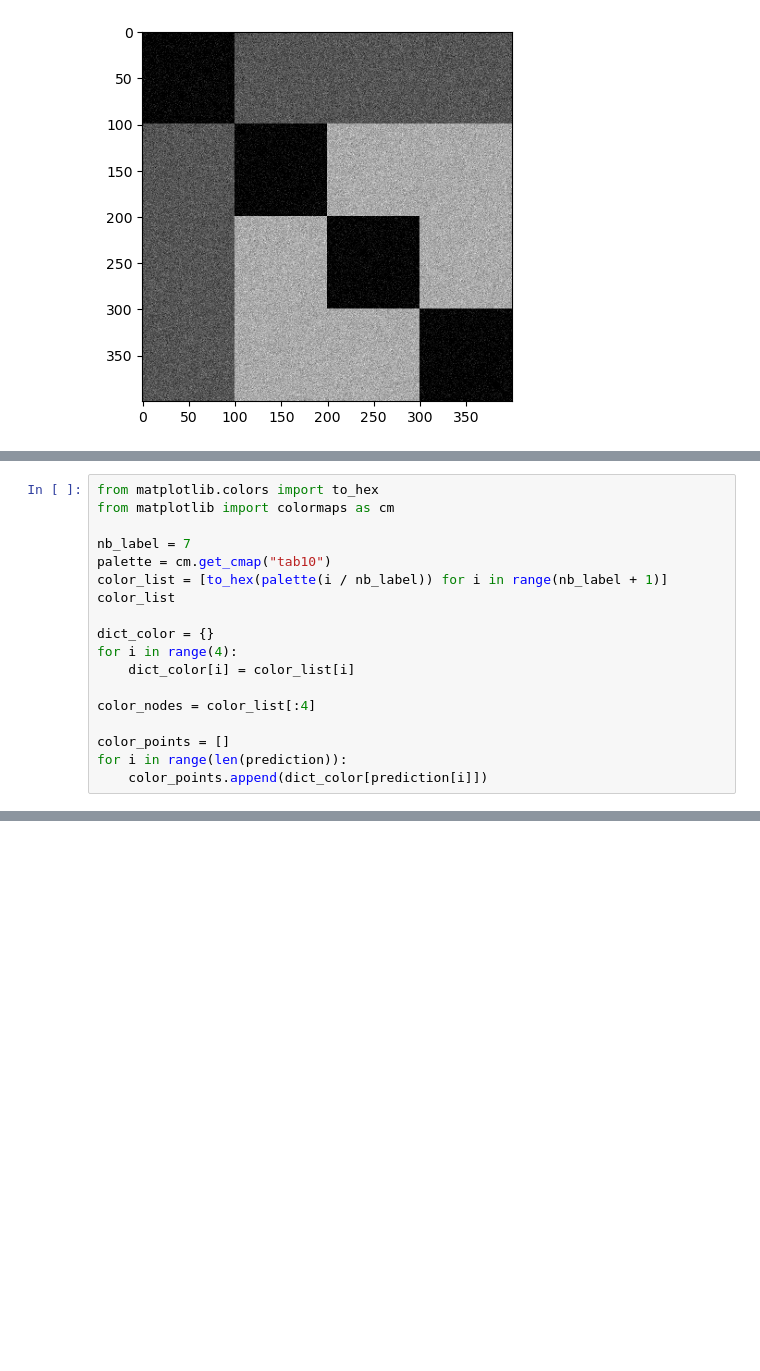
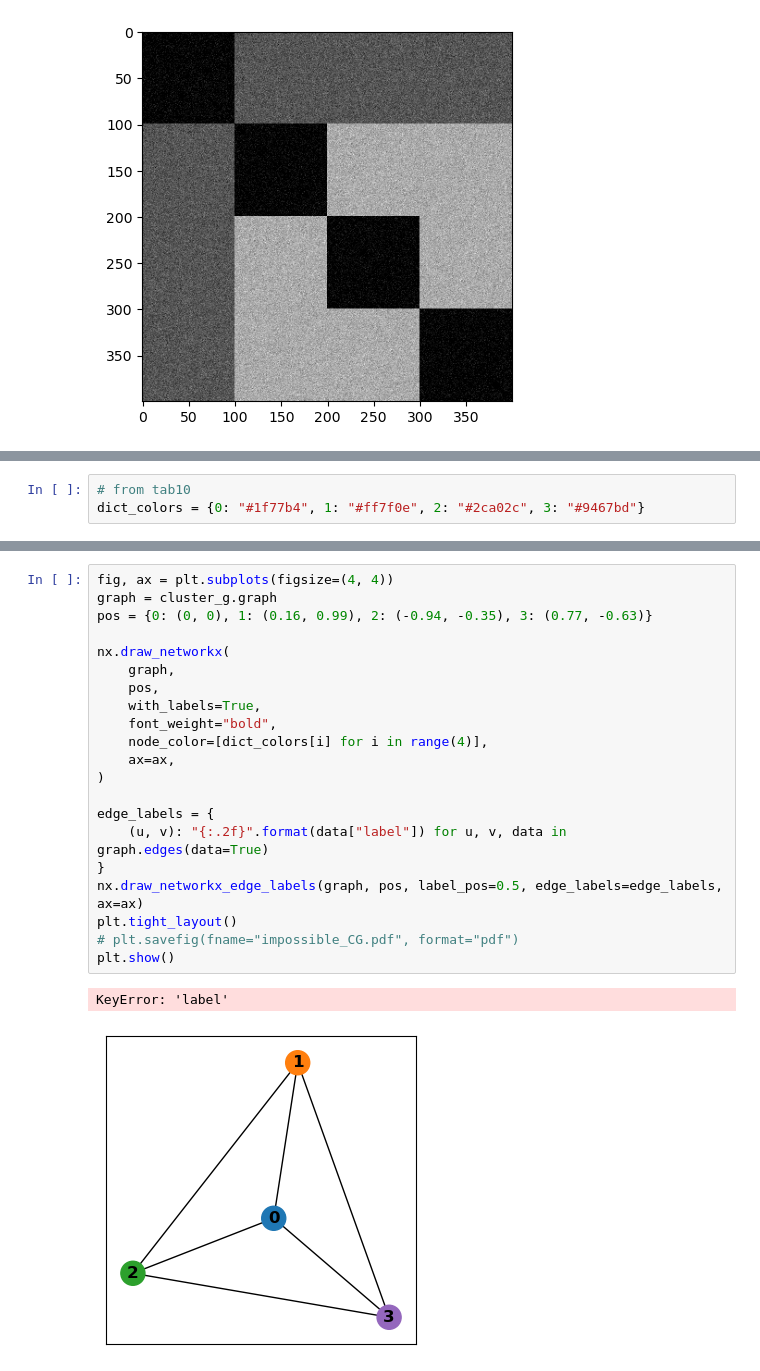
Before and after one commit to dioscuri-tda/ClusterGraph, a Jupyter notebook: examples/non_embeddable_example.ipynb, the cells around one changed output, grey strips where cells are left out. Cells and saved outputs as stored; diff of their text form; blank space fills up the shorter version.

```diff
--- a/examples/non_embeddable_example.ipynb
+++ b/examples/non_embeddable_example.ipynb
@@ -87,19 +90,4 @@ cluster_g = cg.ClusterGraph(X=X, metric_points="precomputed", clusters=get_clust
-# %%
-from matplotlib.colors import to_hex
-from matplotlib import colormaps as cm
-
-nb_label = 7
-palette = cm.get_cmap("tab10")
-color_list = [to_hex(palette(i / nb_label)) for i in range(nb_label + 1)]
-color_list
-
-dict_color = {}
-for i in range(4):
-    dict_color[i] = color_list[i]
-
-color_nodes = color_list[:4]
-
-color_points = []
-for i in range(len(prediction)):
-    color_points.append(dict_color[prediction[i]])
+# %%
+# from tab10
+dict_colors = {0: "#1f77b4", 1: "#ff7f0e", 2: "#2ca02c", 3: "#9467bd"}
 # %% [markdown]
@@ -131 +117,25 @@ edge (2, 3, {'label': 2.000334068349769})
+# %%
+fig, ax = plt.subplots(figsize=(4, 4))
+graph = cluster_g.graph
+pos = {0: (0, 0), 1: (0.16, 0.99), 2: (-0.94, -0.35), 3: (0.77, -0.63)}
+
+nx.draw_networkx(
+    graph,
+    pos,
+    with_labels=True,
+    font_weight="bold",
+    node_color=[dict_colors[i] for i in range(4)],
+    ax=ax,
+)
+
+edge_labels = {
+    (u, v): "{:.2f}".format(data["label"]) for u, v, data in graph.edges(data=True)
+}
+nx.draw_networkx_edge_labels(graph, pos, label_pos=0.5, edge_labels=edge_labels, ax=ax)
+plt.tight_layout()
+# plt.savefig(fname="impossible_CG.pdf", format="pdf")
+plt.show()
+# %% [output]
+KeyError: 'label'
+[figure, added]
 # %% [markdown]
```
Also changed, not shown: parts of 23 cells of this notebook, 4 other files.
